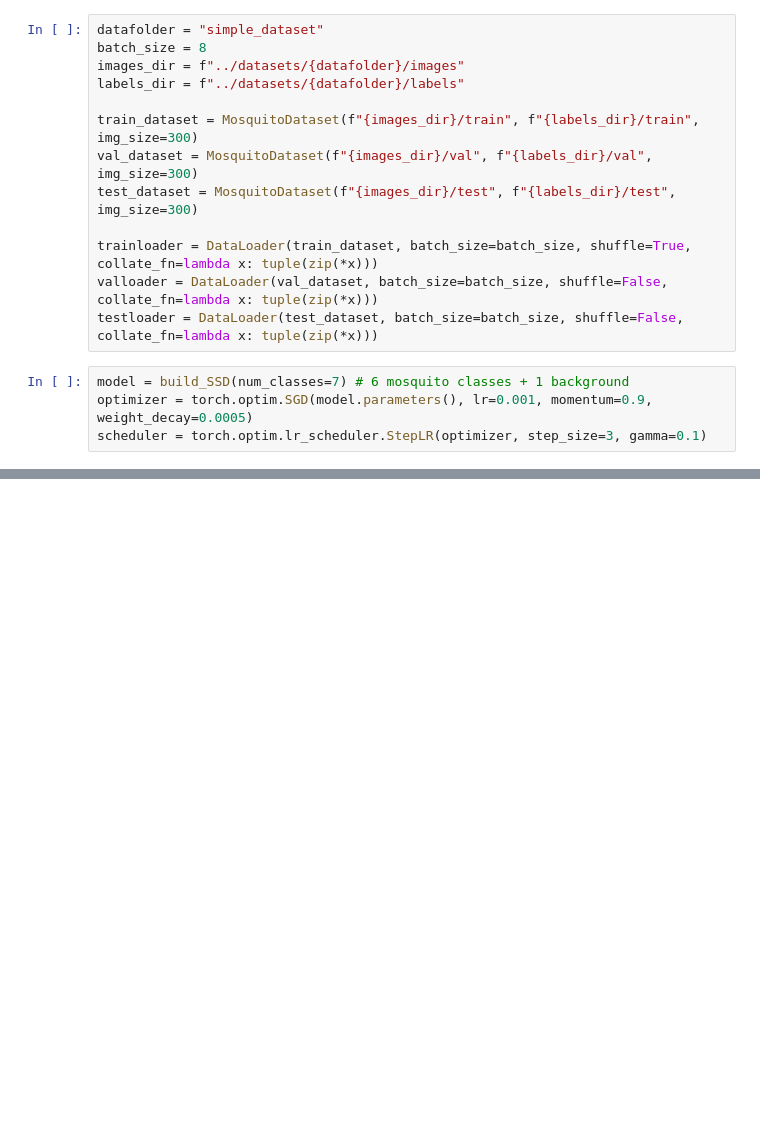
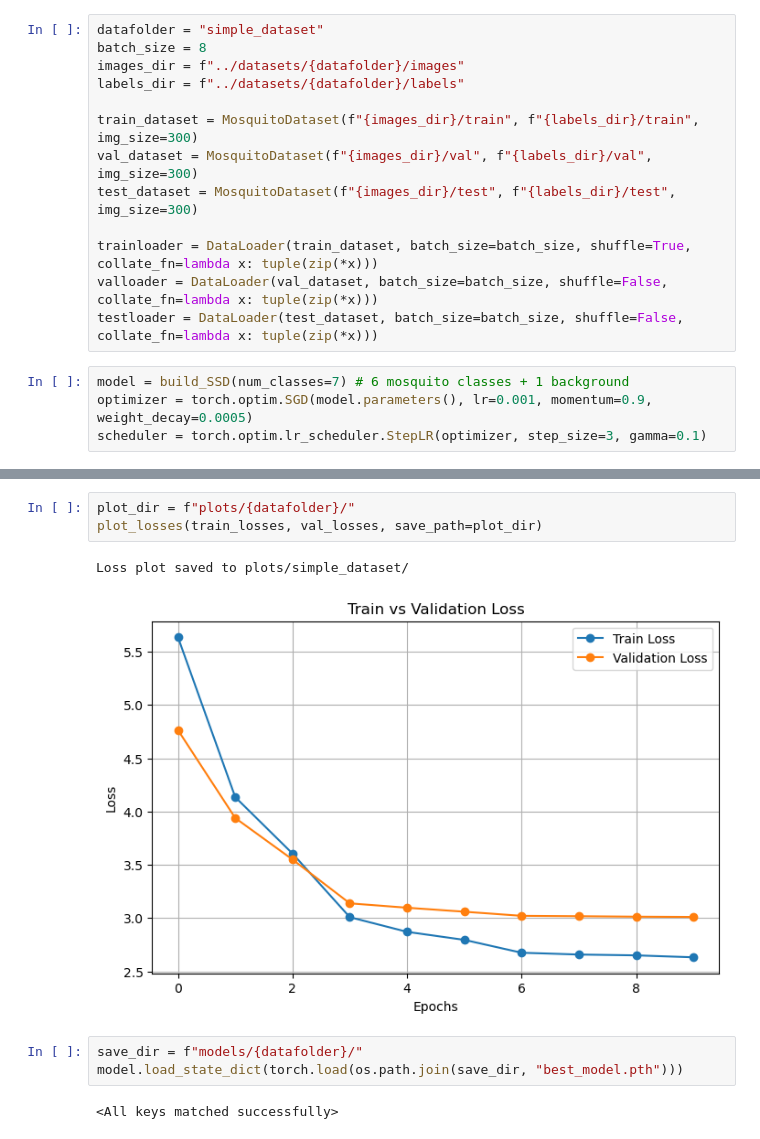
Before and after one commit to aryamaansaha/low-light-mosquito-detection, a Jupyter notebook: SSD/main.ipynb, the cells around one changed output, grey strips where cells are left out. Saved outputs shown, nothing was run; the diff lists cells and outputs as text; blank space fills up the shorter version.

Commit message:
trained SSD on simple_dataset

```diff
--- a/SSD/main.ipynb
+++ b/SSD/main.ipynb
@@ -41,0 +65,11 @@ KeyboardInterrupt:
+# %%
+plot_dir = f"plots/{datafolder}/"
+plot_losses(train_losses, val_losses, save_path=plot_dir)
+# %% [output]
+Loss plot saved to plots/simple_dataset/
+[figure, added]
+# %%
+save_dir = f"models/{datafolder}/"
+model.load_state_dict(torch.load(os.path.join(save_dir, "best_model.pth")))
+# %% [output]
+<All keys matched successfully>
```
Also changed, not shown: parts of 12 cells of this notebook, 4 other files.
